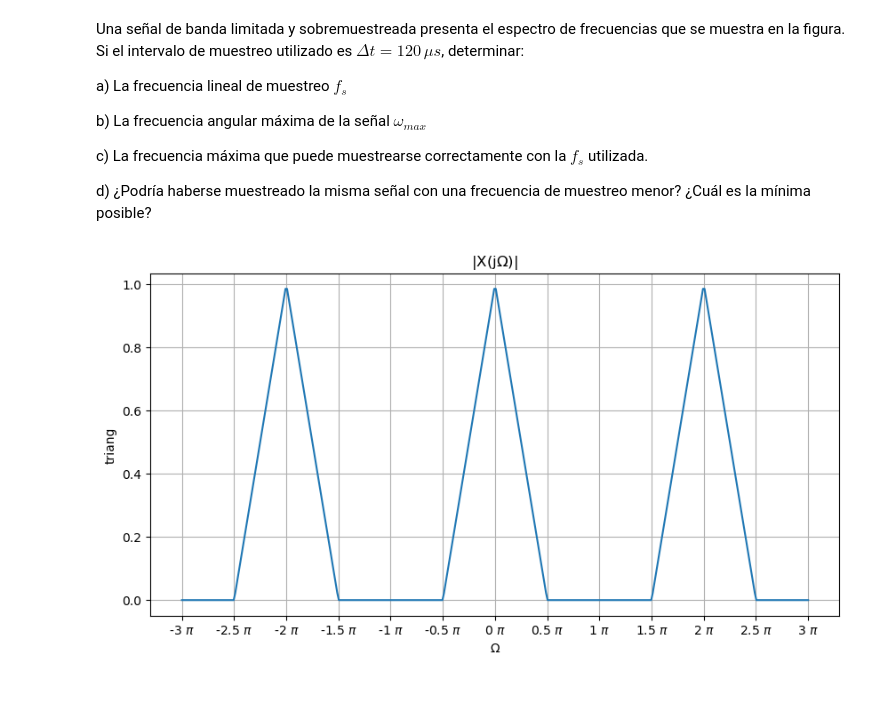
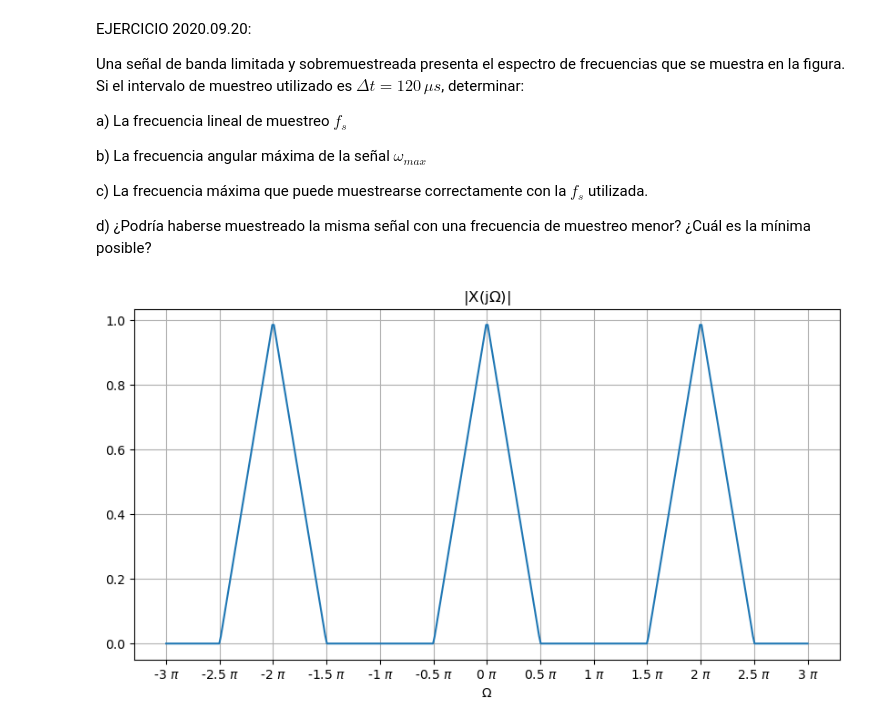
Before and after one commit to ASyS-utn-frm/ASyS, a Jupyter notebook: banco_de_ejercicios/tema_8_muestreo_serie_y_transf_en_tiempo_discreto.ipynb, the cells around one changed output. Drawn from its saved outputs; the diff is of its cells as text; code cells hidden in the pictures; blank space fills up the shorter version.

```diff
--- a/banco_de_ejercicios/tema_8_muestreo_serie_y_transf_en_tiempo_discreto.ipynb
+++ b/banco_de_ejercicios/tema_8_muestreo_serie_y_transf_en_tiempo_discreto.ipynb
@@ -9,6 +9,8 @@ import matplotlib.ticker as ticker
 from scipy import signal
 plt.rcParams['figure.figsize'] = [10, 5]
 # %% [markdown]
+EJERCICIO 2020.09.20:
+
 Una señal de banda limitada y sobremuestreada presenta el espectro de frecuencias que se muestra en la figura. Si el intervalo de muestreo utilizado es $\Delta t=120\,\mu s$, determinar:
 
 a) La frecuencia lineal de muestreo $f_s$
@@ -21,16 +23,15 @@ d) ¿Podría haberse muestreado la misma señal con una frecuencia de muestreo m
 # %%
 def triang(x, a, τ):
     return [a*max(0, e) for e in -signal.sawtooth(τ * np.pi * x, 0.5)]
 
 f, ax = plt.subplots(1)
 x = np.linspace(-3, 3, 400)
 ax.plot(x, triang(x, a=1, τ=1))
 plt.xlabel('$\Omega$')
-plt.ylabel('triang')
 plt.grid()
 plt.title('|X(j$\Omega$)|')
-ax.xaxis.set_major_formatter(ticker.FormatStrFormatter('%g $\pi$'))
+ax.xaxis.set_major_formatter(ticker.FormatStrFormatter('%g $\\pi$'))
 ax.xaxis.set_major_locator(matplotlib.ticker.MultipleLocator(base=.5))
 plt.show()
 # %% [output]
-[figure, old version]
+[figure, new version]
```
Also changed, not shown: parts of 2 cells of this notebook.
